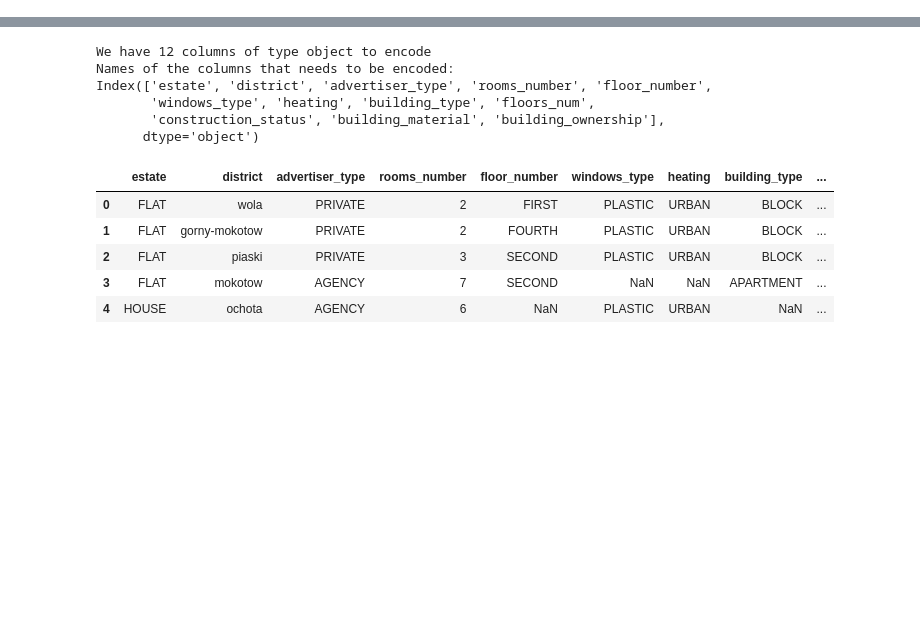
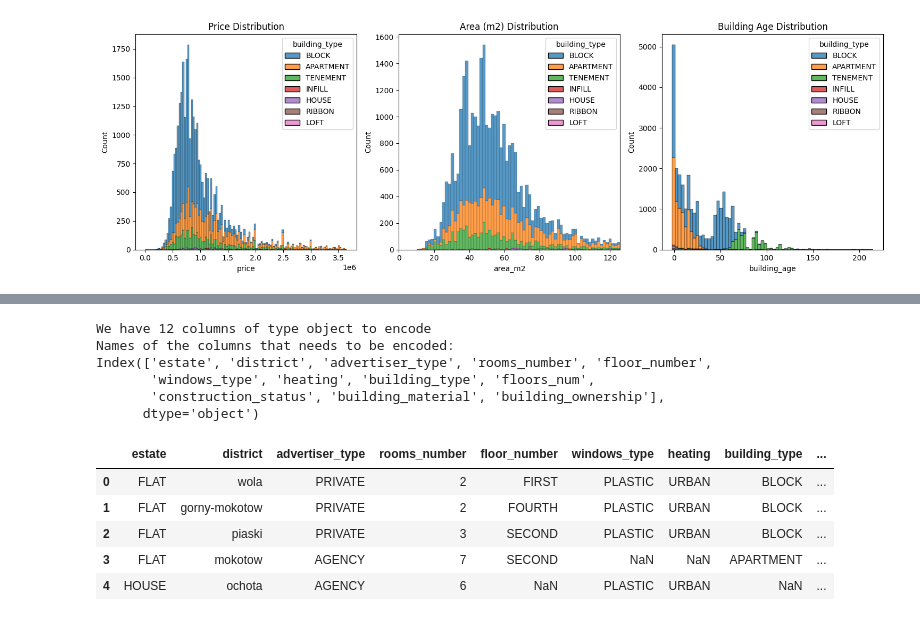
Before and after one commit to scarcamo/ml2-project, a Jupyter notebook: regression.ipynb, the cells around one changed output, grey strips where cells are left out. Saved outputs shown, nothing was run; the diff lists cells and outputs as text; code cells hidden in the pictures; blank space fills up the shorter version.

```diff
--- a/regression.ipynb
+++ b/regression.ipynb
@@ -46,0 +169,20 @@ df['price_per_m2'].plot.box()
+# %%
+plt.figure(figsize=(15, 5))
+
+plt.subplot(131)
+sns.histplot(data=df, x='price', hue='building_type', multiple="stack")
+plt.title('Price Distribution')
+
+plt.subplot(132)
+sns.histplot(data=df, x='area_m2', hue='building_type', multiple="stack")
+plt.xlim(0, df['area_m2'].quantile(0.98))
+plt.title('Area (m2) Distribution')
+
+plt.subplot(133)
+sns.histplot(data=df, x='building_age', hue='building_type', multiple="stack")
+plt.title('Building Age Distribution')
+
+plt.tight_layout()
+plt.show()
+# %% [output]
+[figure, added]
```
Also changed, not shown: parts of 29 cells of this notebook, 1 other file.
